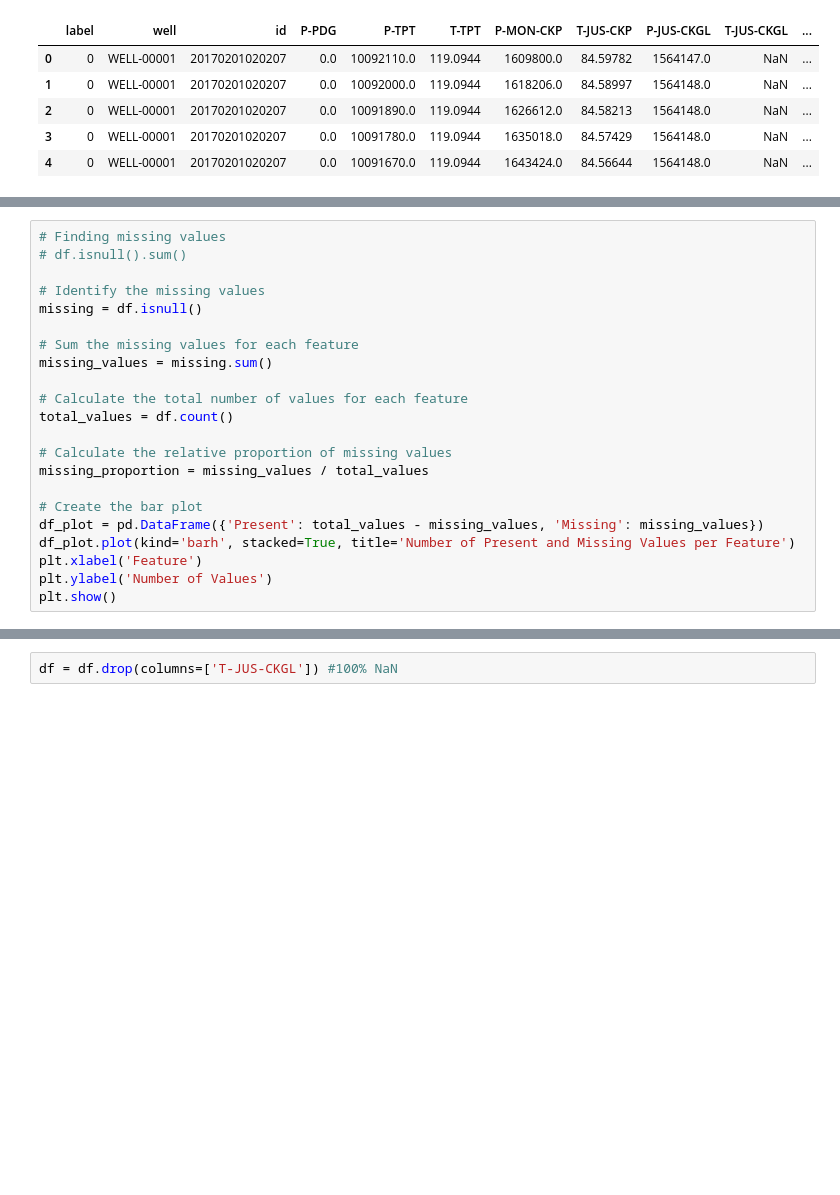
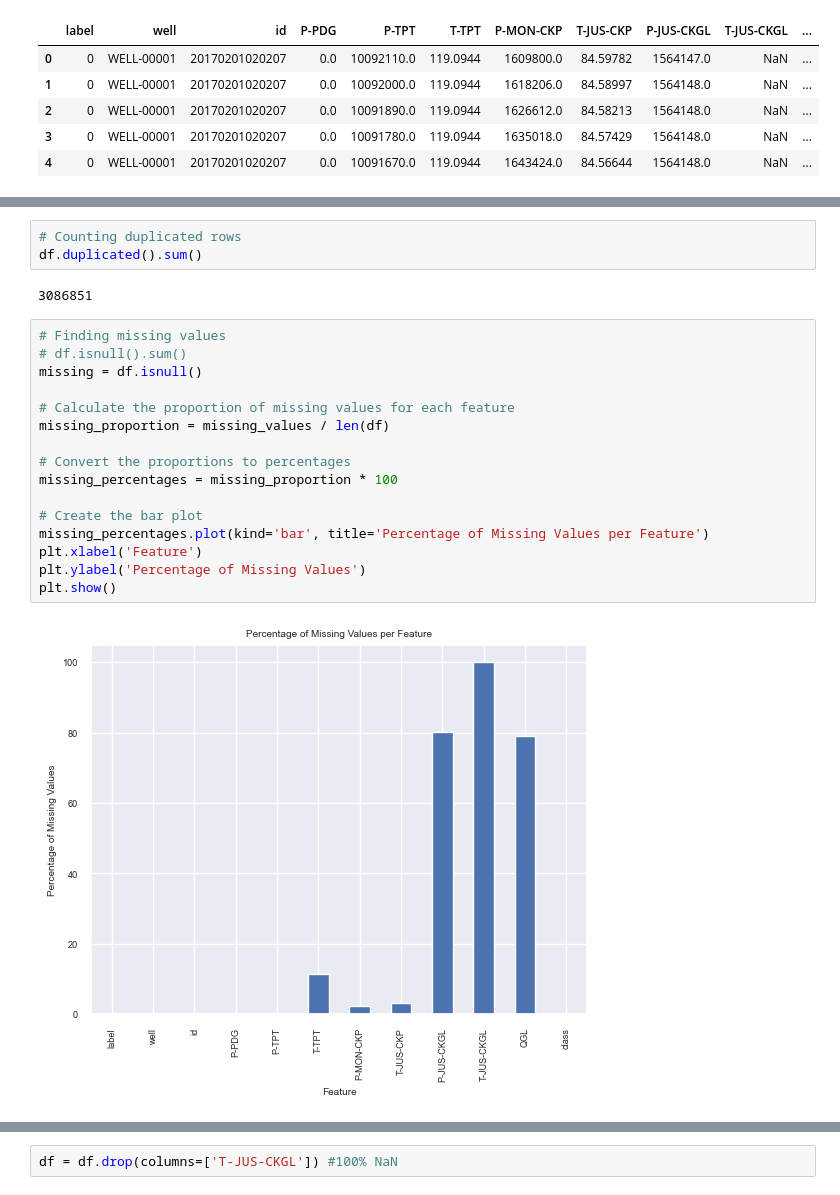
Before and after one commit to RealDyllon/3W-Petrobras, a Jupyter notebook: overviews/_baseline/Explore_dataset.ipynb, the cells around one changed output, grey strips where cells are left out. Cells and saved outputs as stored; diff of their text form; blank space fills up the shorter version.

Commit message:
added missing values chart

```diff
--- a/overviews/_baseline/Explore_dataset.ipynb
+++ b/overviews/_baseline/Explore_dataset.ipynb
@@ -97,22 +72,0 @@ df.duplicated().sum()
-# %%
-# Finding missing values
-# df.isnull().sum()
-
-# Identify the missing values
-missing = df.isnull()
-
-# Sum the missing values for each feature
-missing_values = missing.sum()
-
-# Calculate the total number of values for each feature
-total_values = df.count()
-
-# Calculate the relative proportion of missing values
-missing_proportion = missing_values / total_values
-
-# Create the bar plot
-df_plot = pd.DataFrame({'Present': total_values - missing_values, 'Missing': missing_values})
-df_plot.plot(kind='barh', stacked=True, title='Number of Present and Missing Values per Feature')
-plt.xlabel('Feature')
-plt.ylabel('Number of Values')
-plt.show()
@@ -201,0 +92,23 @@ corr
+# %%
+# Counting duplicated rows
+df.duplicated().sum()
+# %% [output]
+3086851
+# %%
+# Finding missing values
+# df.isnull().sum()
+missing = df.isnull()
+
+# Calculate the proportion of missing values for each feature
+missing_proportion = missing_values / len(df)
+
+# Convert the proportions to percentages
+missing_percentages = missing_proportion * 100
+
+# Create the bar plot
+missing_percentages.plot(kind='bar', title='Percentage of Missing Values per Feature')
+plt.xlabel('Feature')
+plt.ylabel('Percentage of Missing Values')
+plt.show()
+# %% [output]
+[figure, added]
```
Also changed, not shown: parts of 20 cells of this notebook.
